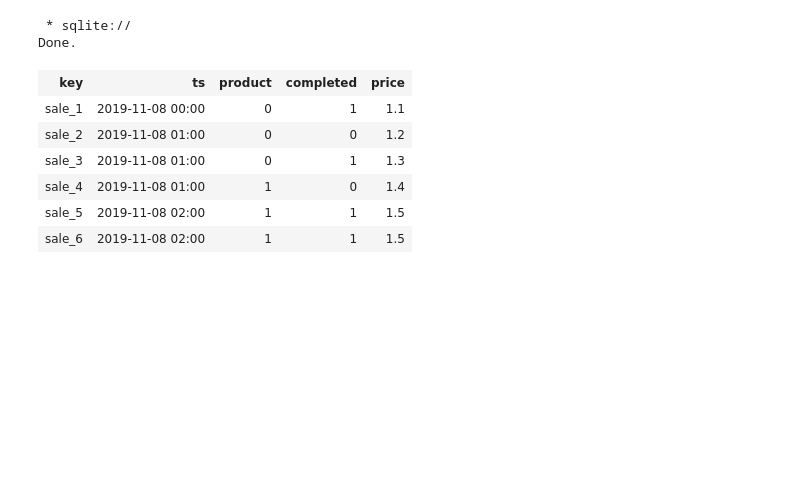
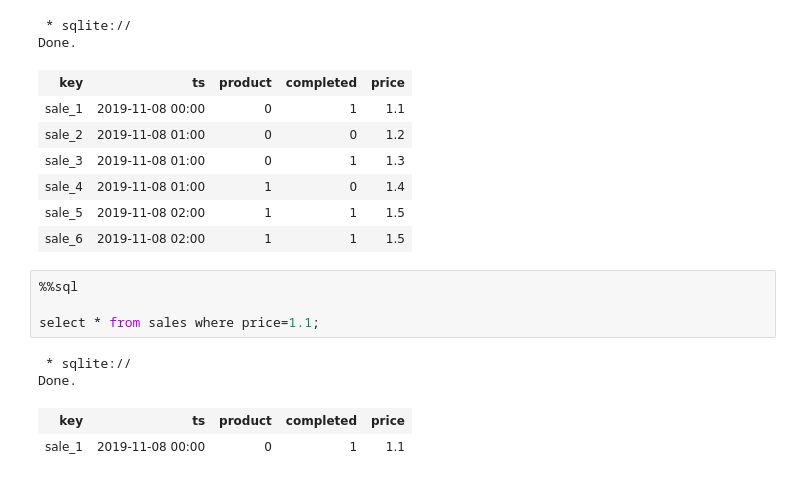
Before and after one commit to andyevansweather/jupyter-demo, a Jupyter notebook: app.ipynb, the cells around one changed output. Cells and saved outputs as stored; diff of their text form; blank space fills up the shorter version.

```diff
--- a/app.ipynb
+++ b/app.ipynb
@@ -81,3 +96,12 @@ Done.
 | sale_4 | 2019-11-08 01:00 | 1 | 0 | 1.4 |
 | sale_5 | 2019-11-08 02:00 | 1 | 1 | 1.5 |
 | sale_6 | 2019-11-08 02:00 | 1 | 1 | 1.5 |
+# %%
+%%sql
+
+select * from sales where price=1.1;
+# %% [output]
+ * sqlite://
+Done.
+| key | ts | product | completed | price |
+| sale_1 | 2019-11-08 00:00 | 0 | 1 | 1.1 |
```
Also changed, not shown: parts of 7 cells of this notebook.
